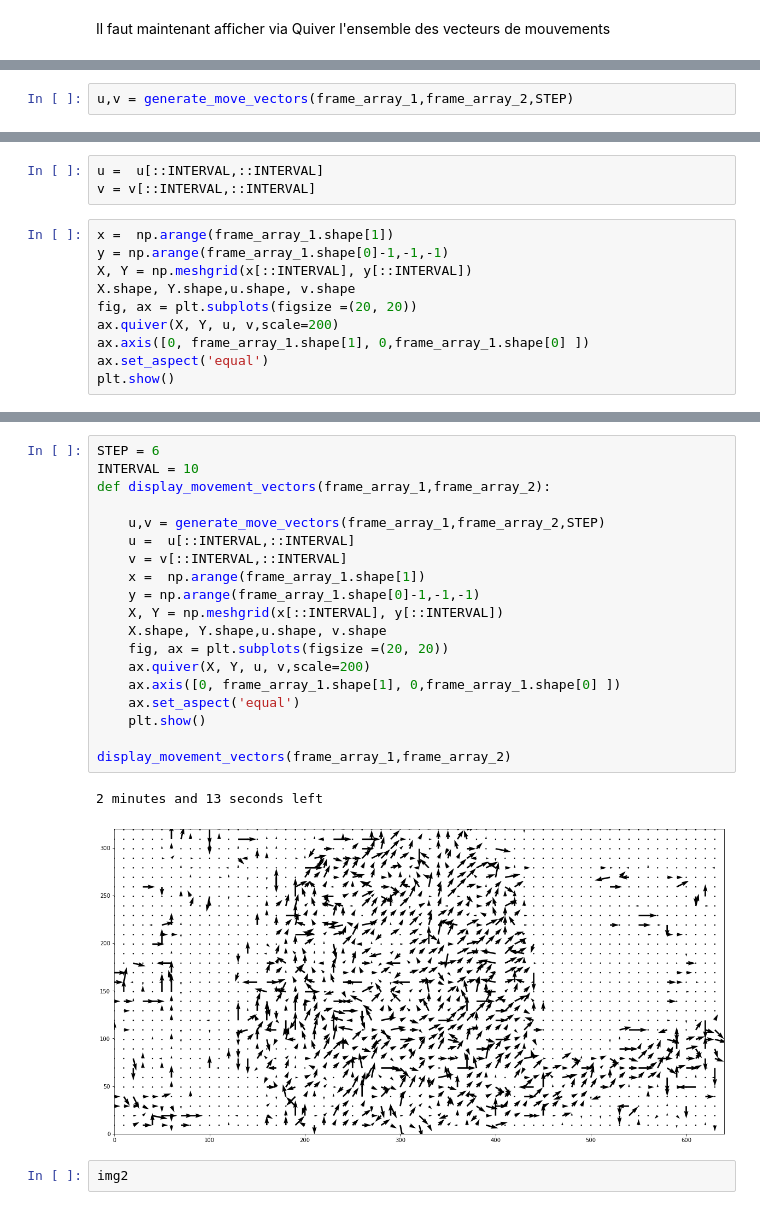
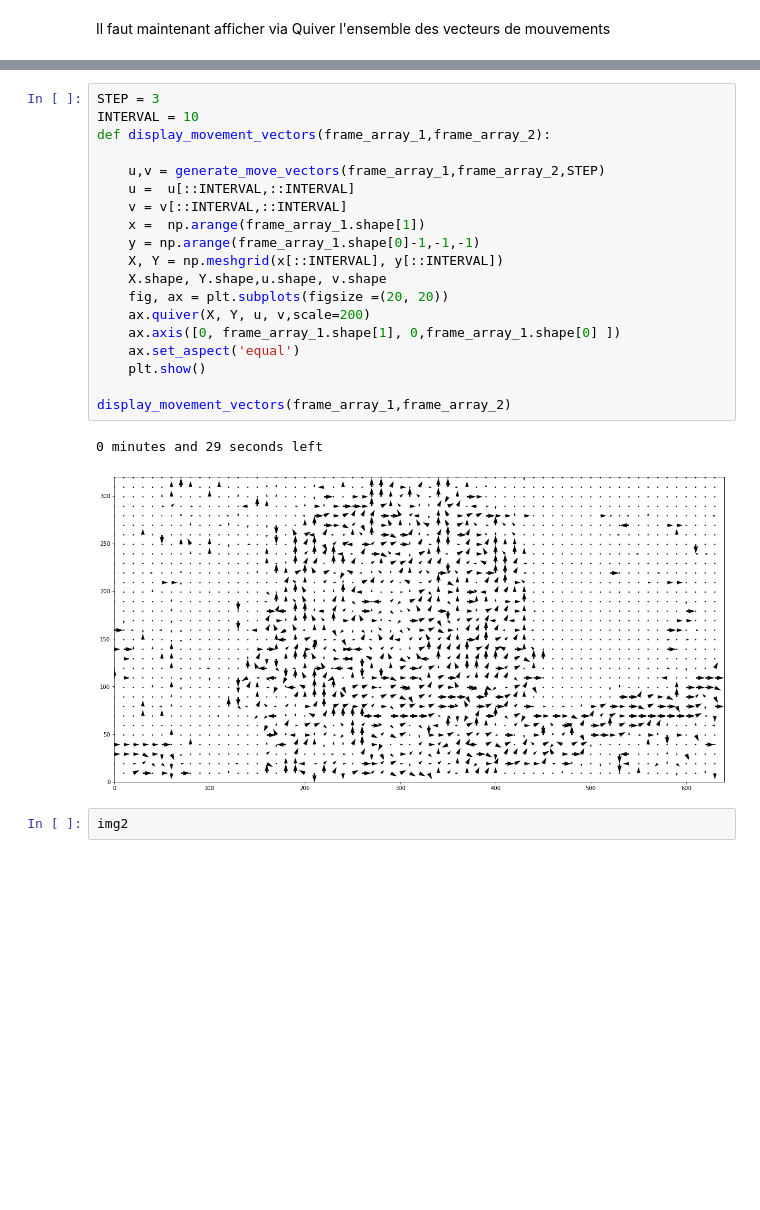
Before and after one commit to Bast-94/cv-practical-works-2023, a Jupyter notebook: tp1_ME.ipynb, the cells around one changed output, grey strips where cells are left out. Saved outputs shown, nothing was run; the diff lists cells and outputs as text; blank space fills up the shorter version.

Commit message:
Retrait du code qui précède la fonction display_movement_vectors.: .

```diff
--- a/tp1_ME.ipynb
+++ b/tp1_ME.ipynb
@@ -101,2 +97,0 @@ INTERVAL = 10
-# %%
-u,v = generate_move_vectors(frame_array_1,frame_array_2,STEP)
@@ -105,13 +97,0 @@ u,v = generate_move_vectors(frame_array_1,frame_array_2,STEP)
-# %%
-u =  u[::INTERVAL,::INTERVAL]
-v = v[::INTERVAL,::INTERVAL]
-# %%
-x =  np.arange(frame_array_1.shape[1])
-y = np.arange(frame_array_1.shape[0]-1,-1,-1)
-X, Y = np.meshgrid(x[::INTERVAL], y[::INTERVAL])
-X.shape, Y.shape,u.shape, v.shape
-fig, ax = plt.subplots(figsize =(20, 20))
-ax.quiver(X, Y, u, v,scale=200)
-ax.axis([0, frame_array_1.shape[1], 0,frame_array_1.shape[0] ])
-ax.set_aspect('equal')
-plt.show()
@@ -120,25 +98,25 @@ plt.show()
 # %%
-STEP = 6
+STEP = 3
 INTERVAL = 10
 def display_movement_vectors(frame_array_1,frame_array_2):
 
     u,v = generate_move_vectors(frame_array_1,frame_array_2,STEP)
     u =  u[::INTERVAL,::INTERVAL]
     v = v[::INTERVAL,::INTERVAL]
     x =  np.arange(frame_array_1.shape[1])
     y = np.arange(frame_array_1.shape[0]-1,-1,-1)
     X, Y = np.meshgrid(x[::INTERVAL], y[::INTERVAL])
     X.shape, Y.shape,u.shape, v.shape
     fig, ax = plt.subplots(figsize =(20, 20))
     ax.quiver(X, Y, u, v,scale=200)
     ax.axis([0, frame_array_1.shape[1], 0,frame_array_1.shape[0] ])
     ax.set_aspect('equal')
     plt.show()
 
 display_movement_vectors(frame_array_1,frame_array_2)
 # %% [output]
-2 minutes and 13 seconds left
+0 minutes and 29 seconds left
-[figure, old version]
+[figure, new version]
 # %%
 img2
 # %% [output]
```
Also changed, not shown: parts of 6 cells of this notebook.
